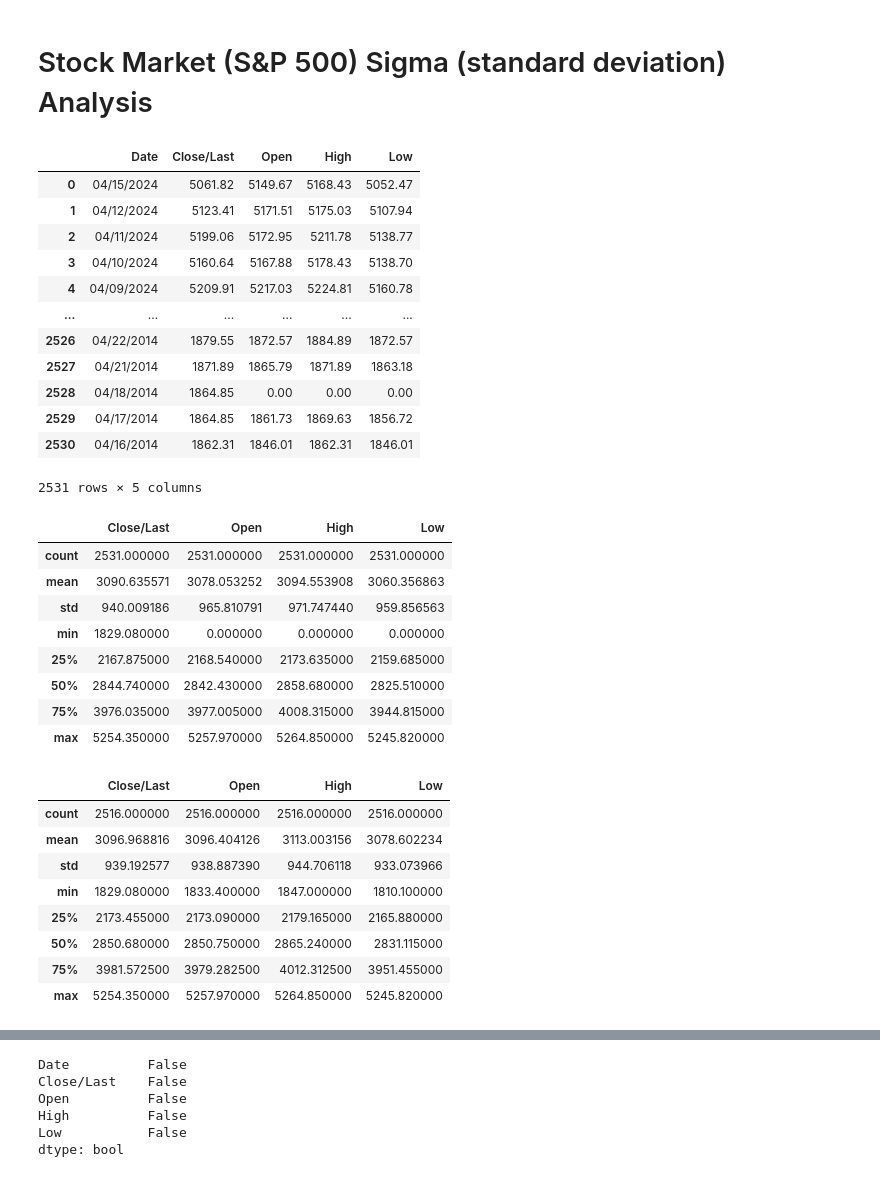
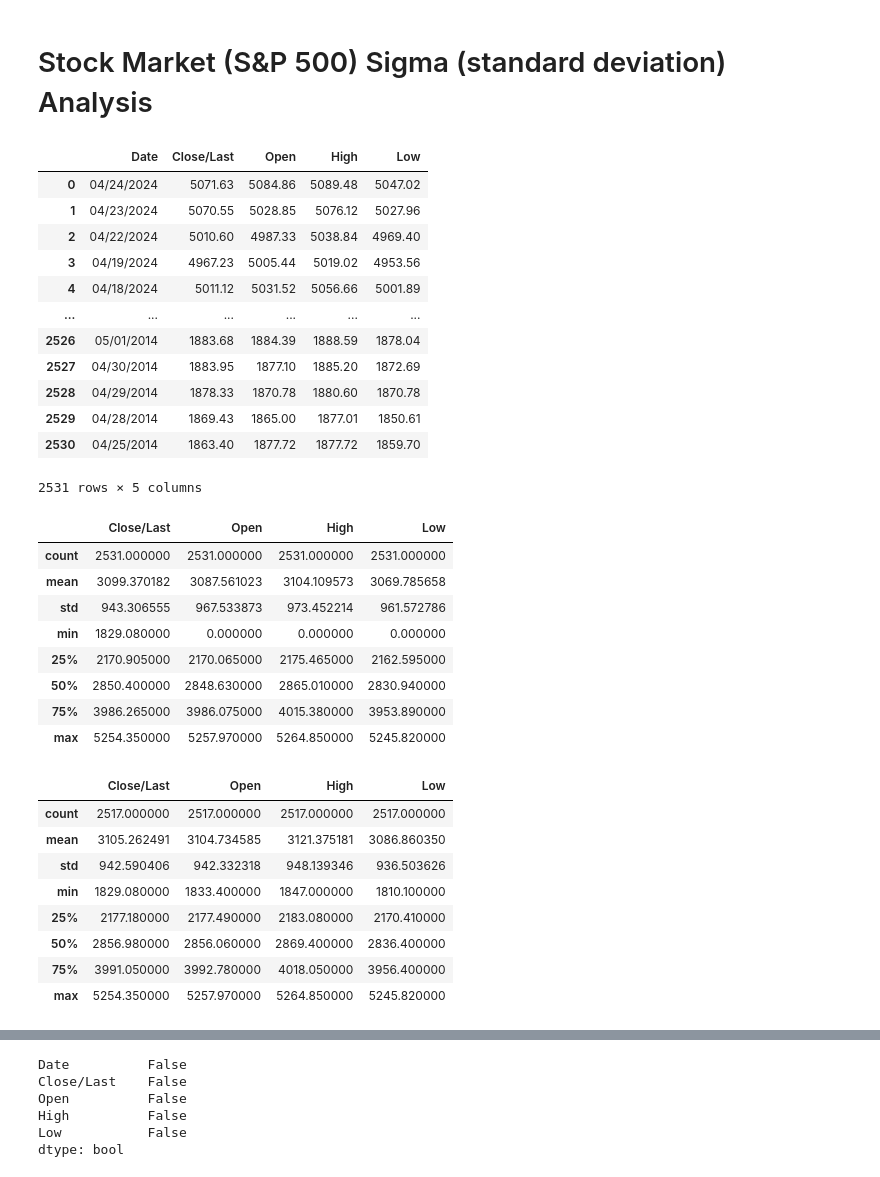
Before and after one commit to JohnBroberg/StockMarketSigma, a Jupyter notebook: StockMarketSigma.ipynb, the cells around one changed output, grey strips where cells are left out. Drawn from its saved outputs; the diff is of its cells as text; code cells hidden in the pictures.

Commit message:
refresh data 4/25

```diff
--- a/StockMarketSigma.ipynb
+++ b/StockMarketSigma.ipynb
@@ -4,57 +4,57 @@
 #created by John Broberg on 2022-05-29
 #inspired by "LET THE WILD RUMPUS BEGIN" by JEREMY GRANTHAM of GMO
 #ref. https://www.gmo.com/globalassets/articles/viewpoints/2022/gmo_let-the-wild-rumpus-begin_1-22.pdf
 
 #https://www.gmo.com/americas/research-library/entering-the-superbubbles-final-act/
 #"...superbubbles – 2.5 to 3 sigma events..."
 #"...ordinary 2 sigma bubbles..."
 #"Ordinary bubbles are, to us, those that reach a 2 sigma deviation from trend. Superbubbles reach 2.5 sigma or greater."
 
 #source data: https://www.nasdaq.com/market-activity/index/spx/historical
 
 #cd
 #cd git/StockMarketSigma
 #git pull https://github.com/JohnBroberg/StockMarketSigma.git
 
 #Get trendline equation
 #https://stackoverflow.com/questions/49460596/add-trendline-with-equation-in-2d-array
 #https://stackoverflow.com/questions/26447191/how-to-add-trendline-in-python-matplotlib-dot-scatter-graphs
 
 
 import pandas as pd
 import numpy as np
 import matplotlib.pyplot as plt
 import seaborn as sns
 
-data = 'HistoricalData_1713295603156.csv'
+data = 'HistoricalData_1714089186896.csv'
 df = pd.read_csv(data)
 
 df
 # %% [output]
 |  | Date | Close/Last | Open | High | Low |
-| 0 | 04/15/2024 | 5061.82 | 5149.67 | 5168.43 | 5052.47 |
-| 1 | 04/12/2024 | 5123.41 | 5171.51 | 5175.03 | 5107.94 |
-| 2 | 04/11/2024 | 5199.06 | 5172.95 | 5211.78 | 5138.77 |
-| 3 | 04/10/2024 | 5160.64 | 5167.88 | 5178.43 | 5138.70 |
-| 4 | 04/09/2024 | 5209.91 | 5217.03 | 5224.81 | 5160.78 |
+| 0 | 04/24/2024 | 5071.63 | 5084.86 | 5089.48 | 5047.02 |
+| 1 | 04/23/2024 | 5070.55 | 5028.85 | 5076.12 | 5027.96 |
+| 2 | 04/22/2024 | 5010.60 | 4987.33 | 5038.84 | 4969.40 |
+| 3 | 04/19/2024 | 4967.23 | 5005.44 | 5019.02 | 4953.56 |
+| 4 | 04/18/2024 | 5011.12 | 5031.52 | 5056.66 | 5001.89 |
 | ... | ... | ... | ... | ... | ... |
-| 2526 | 04/22/2014 | 1879.55 | 1872.57 | 1884.89 | 1872.57 |
-| 2527 | 04/21/2014 | 1871.89 | 1865.79 | 1871.89 | 1863.18 |
-| 2528 | 04/18/2014 | 1864.85 | 0.00 | 0.00 | 0.00 |
-| 2529 | 04/17/2014 | 1864.85 | 1861.73 | 1869.63 | 1856.72 |
-| 2530 | 04/16/2014 | 1862.31 | 1846.01 | 1862.31 | 1846.01 |
+| 2526 | 05/01/2014 | 1883.68 | 1884.39 | 1888.59 | 1878.04 |
+| 2527 | 04/30/2014 | 1883.95 | 1877.10 | 1885.20 | 1872.69 |
+| 2528 | 04/29/2014 | 1878.33 | 1870.78 | 1880.60 | 1870.78 |
+| 2529 | 04/28/2014 | 1869.43 | 1865.00 | 1877.01 | 1850.61 |
+| 2530 | 04/25/2014 | 1863.40 | 1877.72 | 1877.72 | 1859.70 |
 2531 rows × 5 columns
 # %%
 df.describe()
 # %% [output]
 |  | Close/Last | Open | High | Low |
 | count | 2531.000000 | 2531.000000 | 2531.000000 | 2531.000000 |
-| mean | 3090.635571 | 3078.053252 | 3094.553908 | 3060.356863 |
-| std | 940.009186 | 965.810791 | 971.747440 | 959.856563 |
+| mean | 3099.370182 | 3087.561023 | 3104.109573 | 3069.785658 |
+| std | 943.306555 | 967.533873 | 973.452214 | 961.572786 |
 | min | 1829.080000 | 0.000000 | 0.000000 | 0.000000 |
-| 25% | 2167.875000 | 2168.540000 | 2173.635000 | 2159.685000 |
-| 50% | 2844.740000 | 2842.430000 | 2858.680000 | 2825.510000 |
-| 75% | 3976.035000 | 3977.005000 | 4008.315000 | 3944.815000 |
+| 25% | 2170.905000 | 2170.065000 | 2175.465000 | 2162.595000 |
+| 50% | 2850.400000 | 2848.630000 | 2865.010000 | 2830.940000 |
+| 75% | 3986.265000 | 3986.075000 | 4015.380000 | 3953.890000 |
 | max | 5254.350000 | 5257.970000 | 5264.850000 | 5245.820000 |
 # %%
 #remove holidays (Open == 0)
@@ -63,13 +63,13 @@ df = df.loc[~(df['Open']==0)]
 df.describe()
 # %% [output]
 |  | Close/Last | Open | High | Low |
-| count | 2516.000000 | 2516.000000 | 2516.000000 | 2516.000000 |
-| mean | 3096.968816 | 3096.404126 | 3113.003156 | 3078.602234 |
-| std | 939.192577 | 938.887390 | 944.706118 | 933.073966 |
+| count | 2517.000000 | 2517.000000 | 2517.000000 | 2517.000000 |
+| mean | 3105.262491 | 3104.734585 | 3121.375181 | 3086.860350 |
+| std | 942.590406 | 942.332318 | 948.139346 | 936.503626 |
 | min | 1829.080000 | 1833.400000 | 1847.000000 | 1810.100000 |
-| 25% | 2173.455000 | 2173.090000 | 2179.165000 | 2165.880000 |
-| 50% | 2850.680000 | 2850.750000 | 2865.240000 | 2831.115000 |
-| 75% | 3981.572500 | 3979.282500 | 4012.312500 | 3951.455000 |
+| 25% | 2177.180000 | 2177.490000 | 2183.080000 | 2170.410000 |
+| 50% | 2856.980000 | 2856.060000 | 2869.400000 | 2836.400000 |
+| 75% | 3991.050000 | 3992.780000 | 4018.050000 | 3956.400000 |
 | max | 5254.350000 | 5257.970000 | 5264.850000 | 5245.820000 |
 # %%
 df.info()
```
Also changed, not shown: parts of 13 cells of this notebook, 2 other files.
